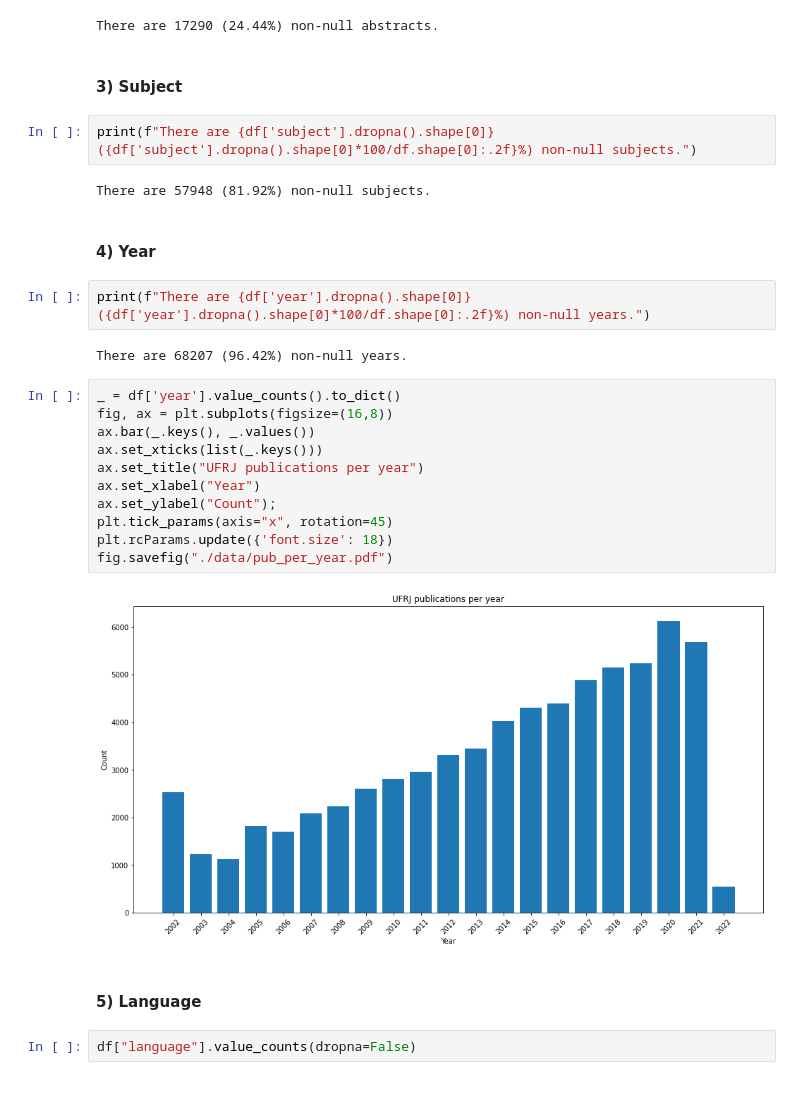
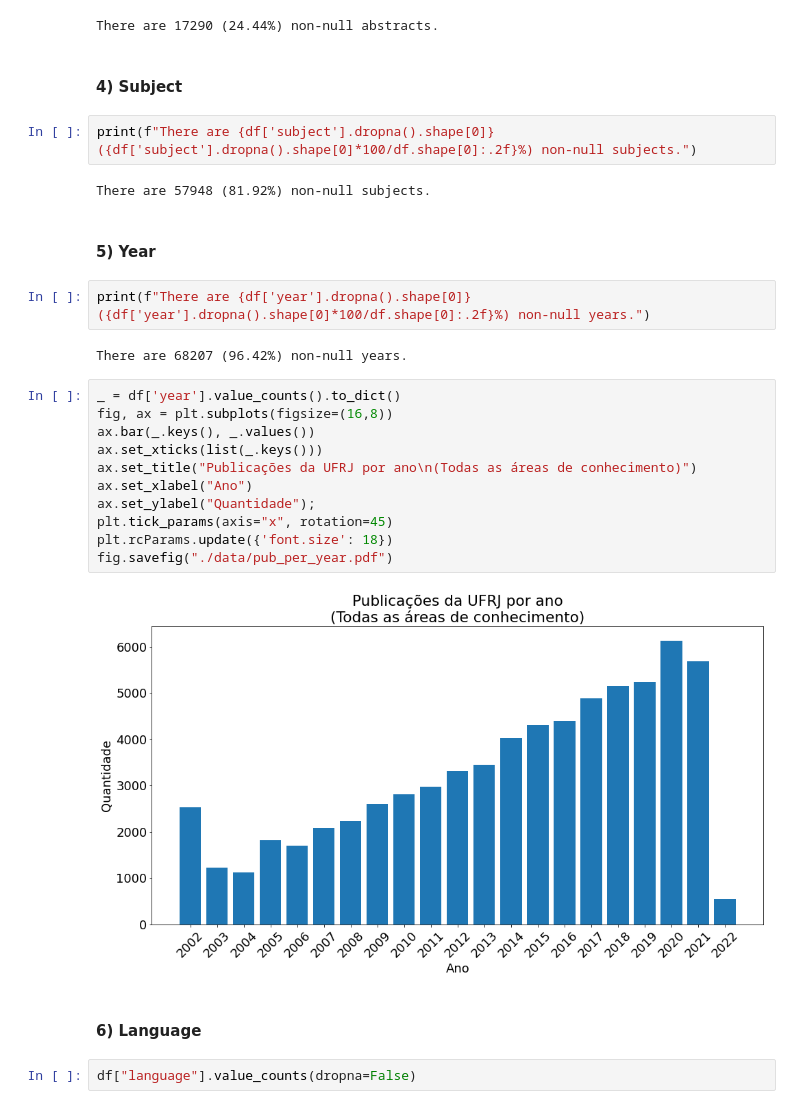
Before and after one commit to pedroboechat/COS738_BuscaMineracaoTexto_TrabFinal, a Jupyter notebook: notebook.ipynb, the cells around one changed output. Cells and saved outputs as stored; diff of their text form.

```diff
--- a/notebook.ipynb
+++ b/notebook.ipynb
@@ -66,13 +43,13 @@ print(f"There are {df['abstract'].dropna().shape[0]} ({df['abstract'].dropna().s
 # %% [output]
 There are 17290 (24.44%) non-null abstracts.
 # %% [markdown]
-#### 3) Subject
+#### 4) Subject
 # %%
 print(f"There are {df['subject'].dropna().shape[0]} ({df['subject'].dropna().shape[0]*100/df.shape[0]:.2f}%) non-null subjects.")
 # %% [output]
 There are 57948 (81.92%) non-null subjects.
 # %% [markdown]
-#### 4) Year
+#### 5) Year
 # %%
 print(f"There are {df['year'].dropna().shape[0]} ({df['year'].dropna().shape[0]*100/df.shape[0]:.2f}%) non-null years.")
 # %% [output]
@@ -80,18 +57,18 @@ There are 68207 (96.42%) non-null years.
 # %%
 _ = df['year'].value_counts().to_dict()
 fig, ax = plt.subplots(figsize=(16,8))
 ax.bar(_.keys(), _.values())
 ax.set_xticks(list(_.keys()))
-ax.set_title("UFRJ publications per year")
-ax.set_xlabel("Year")
-ax.set_ylabel("Count");
+ax.set_title("Publicações da UFRJ por ano\n(Todas as áreas de conhecimento)")
+ax.set_xlabel("Ano")
+ax.set_ylabel("Quantidade");
 plt.tick_params(axis="x", rotation=45)
 plt.rcParams.update({'font.size': 18})
 fig.savefig("./data/pub_per_year.pdf")
 # %% [output]
-[figure, old version]
+[figure, new version]
 # %% [markdown]
-#### 5) Language
+#### 6) Language
 # %%
 df["language"].value_counts(dropna=False)
 # %% [output]
```
Also changed, not shown: parts of 30 cells of this notebook.
